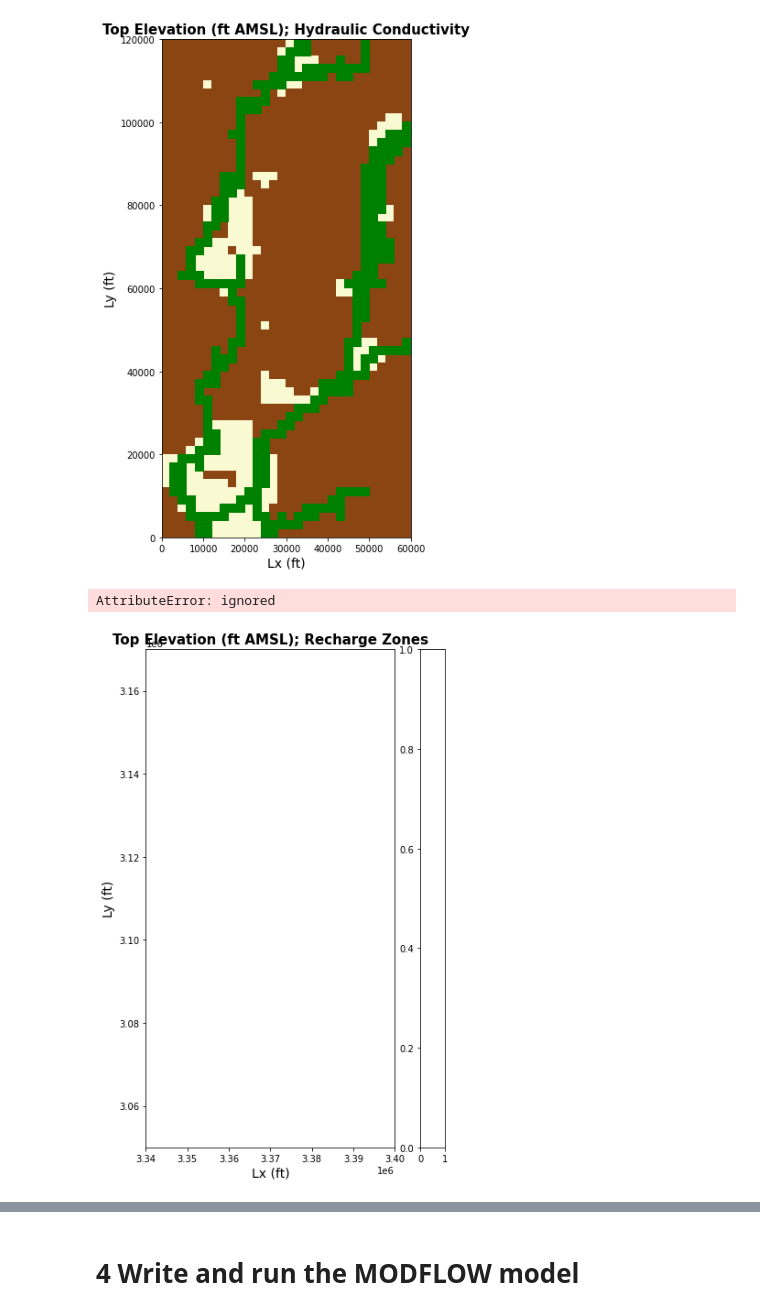
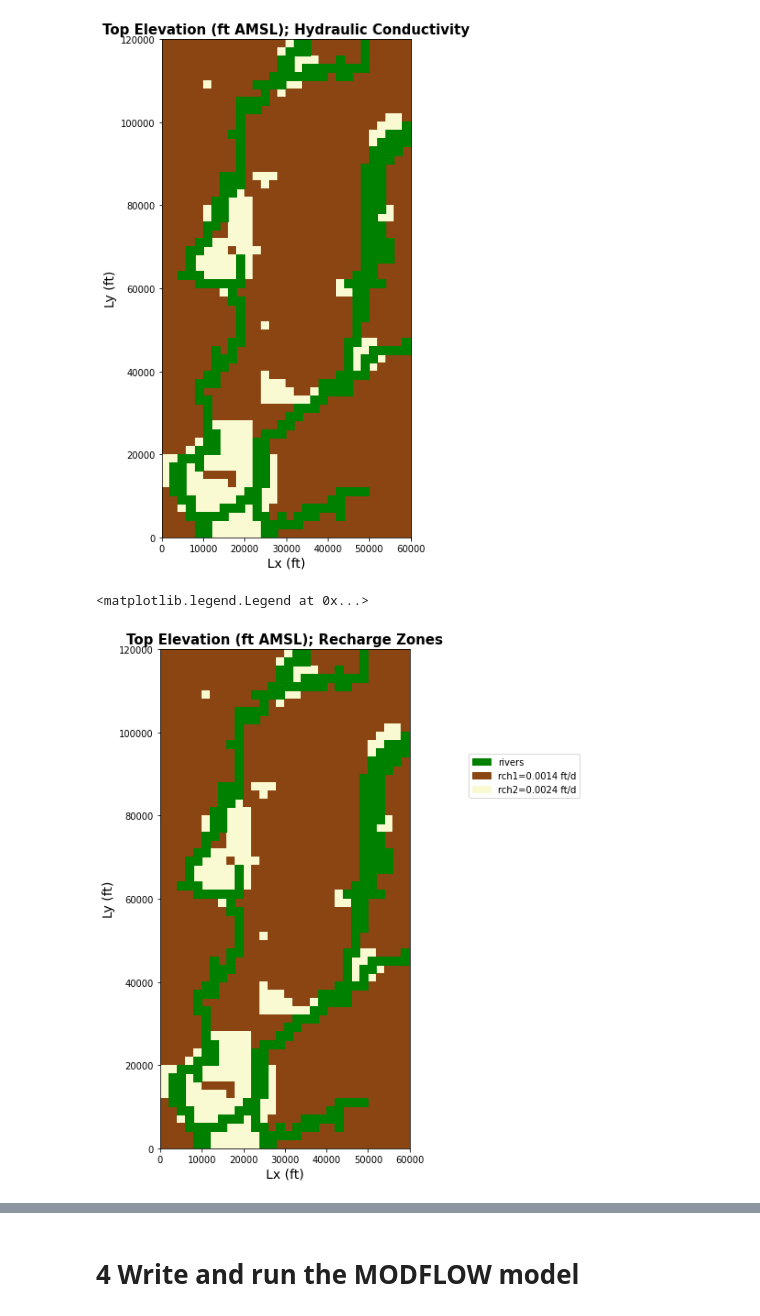
Before and after one commit to dbabrams/ShallowDolomite_Group, a Jupyter notebook: Master_Code/WillCounty_April26.ipynb, the cells around one changed output, grey strips where cells are left out. Drawn from its saved outputs; the diff is of its cells as text; code cells hidden in the pictures.

```diff
--- a/Master_Code/WillCounty_April26.ipynb
+++ b/Master_Code/WillCounty_April26.ipynb
@@ -555,34 +560,32 @@ Text(0.5, 1.0, 'Top Elevation (ft AMSL); Hydraulic Conductivity')
 # %%
 '''Plot elevation'''
 #----------------------------------------------------------------------------
 fig=plt.figure(figsize=(10,10)) #create 10 x 10 figure
 modelmap = flopy.plot.map.PlotMapView(model=m, layer=0) #use plotmapview to attach plot to model
 #contour_levels = np.linspace(400,800,41)
 #topelevations = modelmap.contour_array(topgrid, levels = contour_levels) #create head contours
 #plt.clabel(topelevations, inline=True,fontsize=12,fmt='%1.0f')
 
 #create colormap of named colors
 colors = ["saddlebrown","lightgoldenrodyellow"]
-names = ["rch1=0.0014 ft/d; fine", "rch2=0.0024 ft/d; coarse"]
 cmap = mp.colors.LinearSegmentedColormap.from_list("", colors)
 norm = mp.colors.LogNorm(vmin=rch1,vmax=rch2)
 pcm=modelmap.plot_array(recharge, norm = norm,cmap=cmap)
 rvr = modelmap.plot_bc(ftype='RIV')
 ib = modelmap.plot_ibound()
 #display parameters
 plt.xlabel('Lx (ft)',fontsize = 14)
 plt.ylabel('Ly (ft)',fontsize = 14)
 plt.title('Top Elevation (ft AMSL); Recharge Zones', fontsize = 15, fontweight = 'bold')
 
-ax = plt.axes()
-
-# define spatial domain to plot
-ax.set_xlim(swx,nex)
-ax.set_ylim(swy,ney)
-fig.colorbar(colors, ax=ax)
+#Create a legend for the recharge zones
+plt.legend(handles=[
+  mp.patches.Patch(color='green', label='rivers'),
+  mp.patches.Patch(color='saddlebrown', label='rch1=0.0014 ft/d'),
+  mp.patches.Patch(color='lightgoldenrodyellow', label='rch2=0.0024 ft/d') ], bbox_to_anchor=(1.7,0.8))
 # %% [output]
-AttributeError: ignored
+<matplotlib.legend.Legend at 0x...>
-[figure, old version]
+[figure, new version]
 # %%
 plt.figure(figsize=(10,10)) #create 10 x 10 figure
 modelxsect = flopy.plot.PlotCrossSection(model = m, line={"row":50}) #use plotmapview to attach plot to model
```
Also changed, not shown: parts of 7 cells of this notebook.
